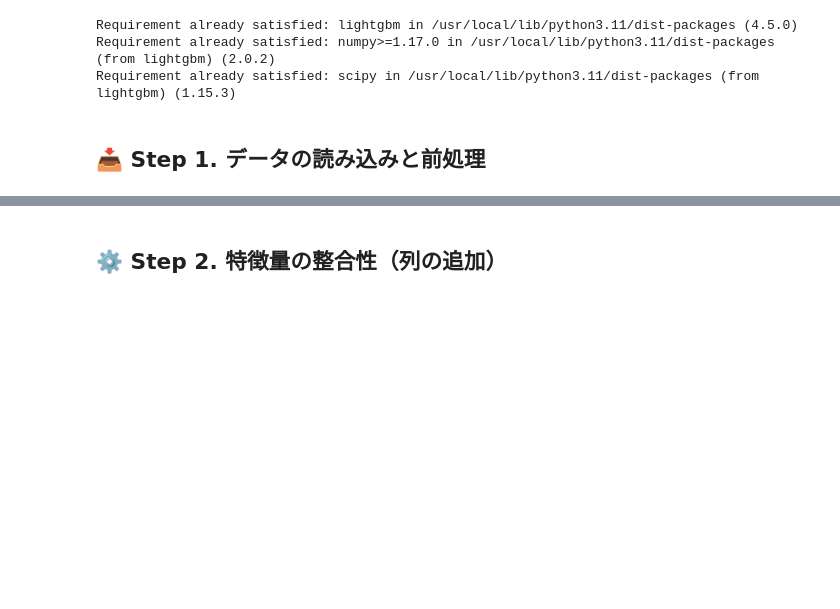
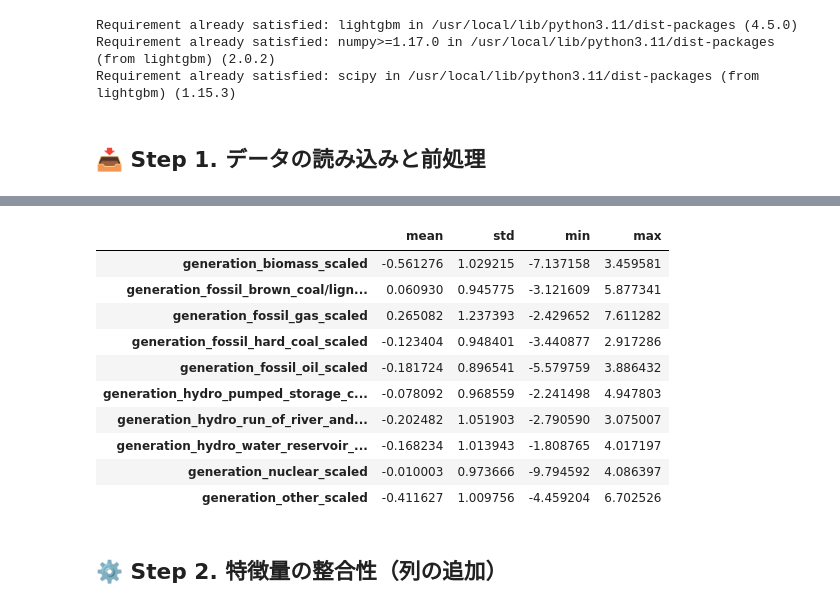
Before and after one commit to sousci/myColab_GREEN-DATA-Challenge-2025, a Jupyter notebook: 20250602.ipynb, the cells around one changed output, grey strips where cells are left out. Cells and saved outputs as stored; diff of their text form; code cells hidden in the pictures; blank space fills up the shorter version.

```diff
--- a/20250602.ipynb
+++ b/20250602.ipynb
@@ -52,0 +24,18 @@ X_test = preprocess_data(test, is_train=False)
+# %%
+# trainの前処理（price_actualは除く）
+train_sorted = train.sort_values("time").reset_index(drop=True)
+numeric_cols = train_sorted.select_dtypes(include='number').columns.tolist()
+numeric_cols.remove("price_actual")  # 目的変数は除外
+
+# expanding標準化の適用
+for col in numeric_cols:
+    train_sorted[f"{col}_mean_to_t"] = train_sorted[col].expanding().mean()
+    train_sorted[f"{col}_std_to_t"] = train_sorted[col].expanding().std(ddof=0)
+    train_sorted[f"{col}_scaled"] = (
+        (train_sorted[col] - train_sorted[f"{col}_mean_to_t"]) /
+        train_sorted[f"{col}_std_to_t"]
+    )
+
+# 標準化済みの特徴量名（目的変数はそのまま）
+scaled_cols = [f"{col}_scaled" for col in numeric_cols]
+train_scaled = train_sorted[['time'] + scaled_cols + ['price_actual']]
@@ -53,3 +108,18 @@ X_test = preprocess_data(test, is_train=False)
+# %%
+# スケーリング後の統計情報（NaNは除外）
+train_scaled.describe().T[['mean', 'std', 'min', 'max']].dropna().head(10)
+# %% [output]
+|  | mean | std | min | max |
+| generation_biomass_scaled | -0.561276 | 1.029215 | -7.137158 | 3.459581 |
+| generation_fossil_brown_coal/lign... | 0.060930 | 0.945775 | -3.121609 | 5.877341 |
+| generation_fossil_gas_scaled | 0.265082 | 1.237393 | -2.429652 | 7.611282 |
+| generation_fossil_hard_coal_scaled | -0.123404 | 0.948401 | -3.440877 | 2.917286 |
+| generation_fossil_oil_scaled | -0.181724 | 0.896541 | -5.579759 | 3.886432 |
+| generation_hydro_pumped_storage_c... | -0.078092 | 0.968559 | -2.241498 | 4.947803 |
+| generation_hydro_run_of_river_and... | -0.202482 | 1.051903 | -2.790590 | 3.075007 |
+| generation_hydro_water_reservoir_... | -0.168234 | 1.013943 | -1.808765 | 4.017197 |
+| generation_nuclear_scaled | -0.010003 | 0.973666 | -9.794592 | 4.086397 |
+| generation_other_scaled | -0.411627 | 1.009756 | -4.459204 | 6.702526 |
 # %% [markdown]
 ## ⚙️ Step 2. 特徴量の整合性（列の追加）
 # %%
```
Also changed, not shown: parts of 9 cells of this notebook.
